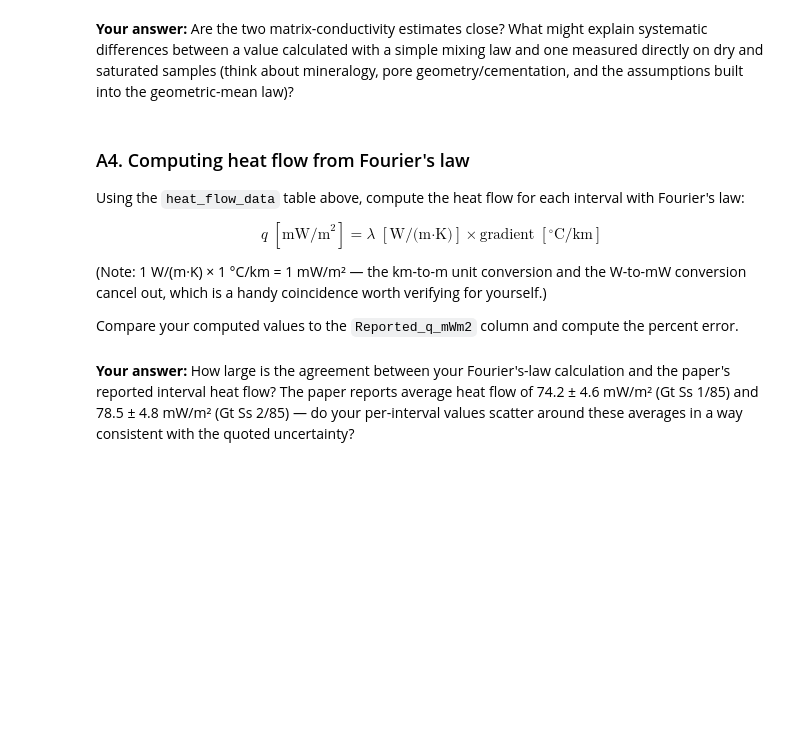
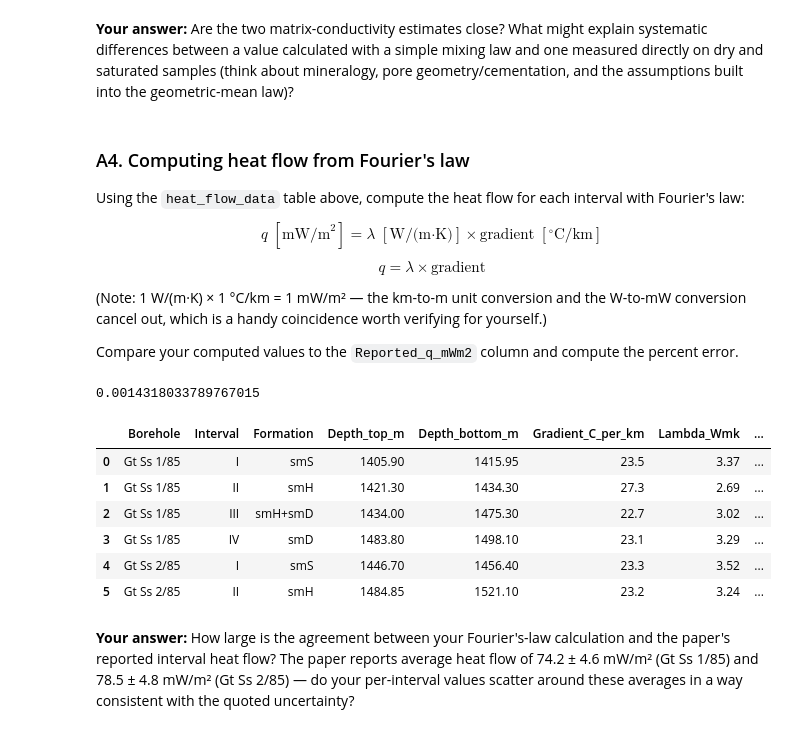
Before and after one commit to stoneypointer/ML_in_Geo, a Jupyter notebook: NEGB_Geothermal_Exercises_STUDENT.ipynb, the cells around one changed output. Saved outputs shown, nothing was run; the diff lists cells and outputs as text; code cells hidden in the pictures; blank space fills up the shorter version.

```diff
--- a/NEGB_Geothermal_Exercises_STUDENT.ipynb
+++ b/NEGB_Geothermal_Exercises_STUDENT.ipynb
@@ -312,6 +379,10 @@ with Fourier's law:
 
 $$ q \;[\text{mW/m}^2] = \lambda\;[\text{W/(m·K)}] \times \text{gradient}\;[^\circ\text{C/km}] $$
 
+$$
+q = \lambda \times \text{gradient}
+$$
+
 (Note: 1 W/(m·K) × 1 °C/km = 1 mW/m² — the km-to-m unit conversion and the
 W-to-mW conversion cancel out, which is a handy coincidence worth verifying for
 yourself.)
@@ -320,12 +391,25 @@ Compare your computed values to the `Reported_q_mWm2` column and compute the
 percent error.
 # %%
 # TODO: compute heat flow q = lambda * gradient for every row, store as a new column "Computed_q_mWm2"
-heat_flow_data["Computed_q_mWm2"] = None  # YOUR CODE HERE
+heat_flow_data["Computed_q_mWm2"] = heat_flow_data["Lambda_Wmk"] * heat_flow_data["Gradient_C_per_km"]  # YOUR CODE HERE
 
 # TODO: compute the percent error vs. the reported value
-heat_flow_data["Percent_error"] = None  # YOUR CODE HERE
+heat_flow_data["Percent_error"] = (heat_flow_data["Computed_q_mWm2"] - heat_flow_data["Reported_q_mWm2"]) / heat_flow_data["Reported_q_mWm2"]  # YOUR CODE HERE
+
+error = np.mean(np.abs(heat_flow_data["Percent_error"]))
+print(error)
+
 
 heat_flow_data
+# %% [output]
+0.0014318033789767015
+|  | Borehole | Interval | Formation | Depth_top_m | Depth_bottom_m | Gradient_C_per_km | Lambda_Wmk | ... |
+| 0 | Gt Ss 1/85 | I | smS | 1405.90 | 1415.95 | 23.5 | 3.37 | ... |
+| 1 | Gt Ss 1/85 | II | smH | 1421.30 | 1434.30 | 27.3 | 2.69 | ... |
+| 2 | Gt Ss 1/85 | III | smH+smD | 1434.00 | 1475.30 | 22.7 | 3.02 | ... |
+| 3 | Gt Ss 1/85 | IV | smD | 1483.80 | 1498.10 | 23.1 | 3.29 | ... |
+| 4 | Gt Ss 2/85 | I | smS | 1446.70 | 1456.40 | 23.3 | 3.52 | ... |
+| 5 | Gt Ss 2/85 | II | smH | 1484.85 | 1521.10 | 23.2 | 3.24 | ... |
 # %% [markdown]
 **Your answer:** How large is the agreement between your Fourier's-law
 calculation and the paper's reported interval heat flow? The paper reports average
```
Also changed, not shown: parts of 7 cells of this notebook.
